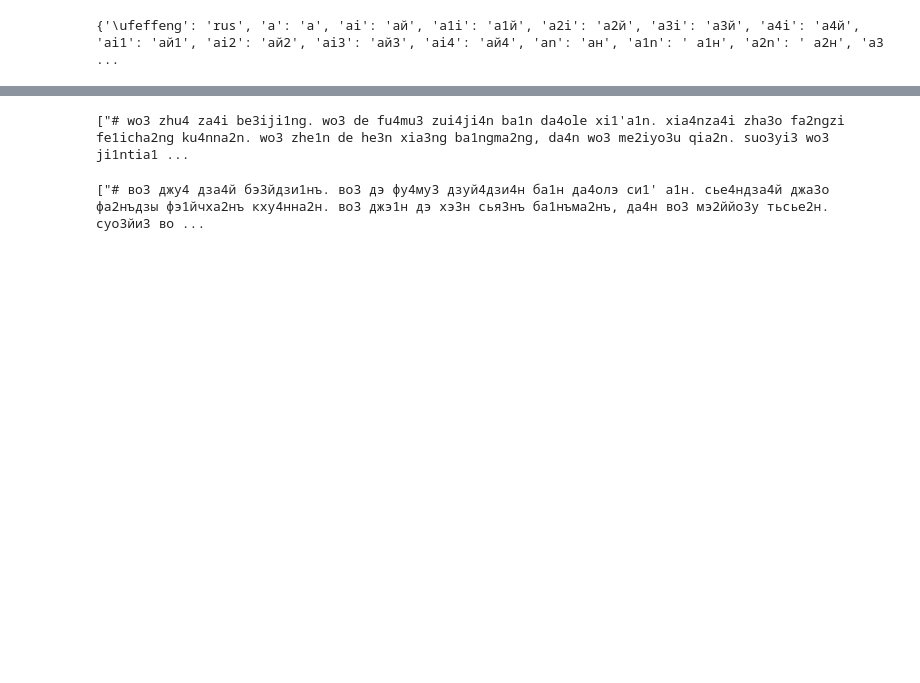
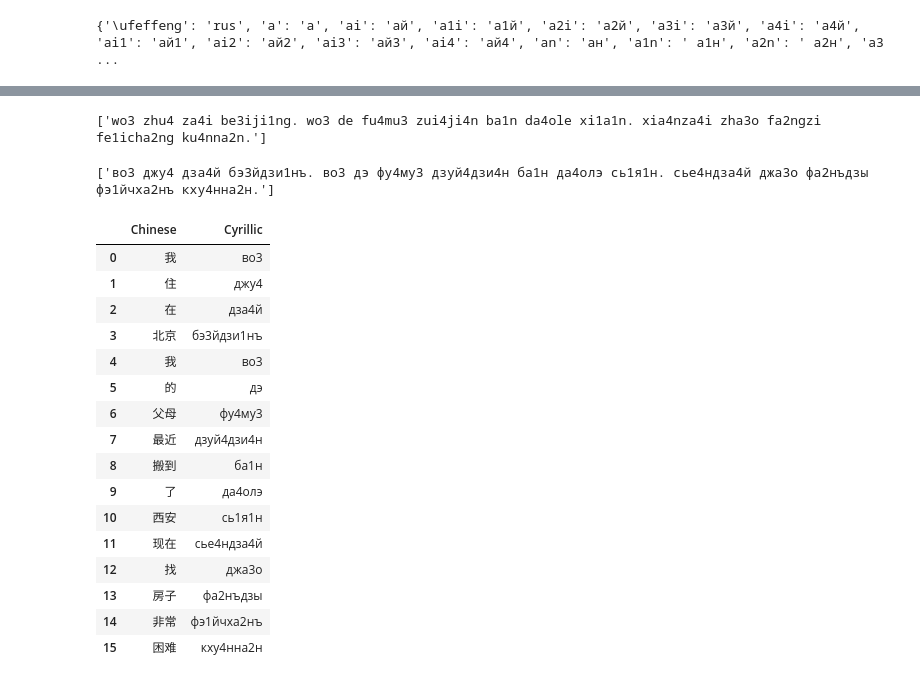
Before and after one commit to jenchyrik/SchoolXRepositry, a Jupyter notebook: Chinese-to-Cyrillic/Chinese_to_Cyrillic.ipynb, the cells around one changed output, grey strips where cells are left out. Drawn from its saved outputs; the diff is of its cells as text; code cells hidden in the pictures; blank space fills up the shorter version.

Commit message:
Chinese to Cyrillic

```diff
--- a/Chinese-to-Cyrillic/Chinese_to_Cyrillic.ipynb
+++ b/Chinese-to-Cyrillic/Chinese_to_Cyrillic.ipynb
@@ -41,21 +45,61 @@ def replace_tones(text):
     return text
 
 result = [replace_tones(pinyuin_procesed)]
+result = [re.sub(r'[^a-zA-Z0-9а-яА-Я., ]', '', item) for item in result]
 print(result)
 # %% [output]
-["# wo3 zhu4 za4i be3iji1ng. wo3 de fu4mu3 zui4ji4n ba1n da4ole xi1'a1n. xia4nza4i zha3o fa2ngzi fe1icha2ng ku4nna2n. wo3 zhe1n de he3n xia3ng ba1ngma2ng, da4n wo3 me2iyo3u qia2n. suo3yi3 wo3 ji1ntia1 ...
+['wo3 zhu4 za4i be3iji1ng. wo3 de fu4mu3 zui4ji4n ba1n da4ole xi1a1n. xia4nza4i zha3o fa2ngzi fe1icha2ng ku4nna2n.']
 # %%
-original_texts = result
-replacement_dataset = dataset_dict
-
 def replace_text_with_dataset(text, dataset):
     sorted_keys = sorted(dataset.keys(), key=len, reverse=True)
     pattern = re.compile('|'.join(re.escape(key) for key in sorted_keys))
     replaced_text = pattern.sub(lambda match: dataset[match.group(0)], text)
     return replaced_text
 
-result_texts = [replace_text_with_dataset(text, replacement_dataset) for text in original_texts]
+result_texts = [replace_text_with_dataset(text, dataset_dict) for text in result]
 
 print(result_texts)
 # %% [output]
-["# во3 джу4 дза4й бэ3йдзи1нъ. во3 дэ фу4му3 дзуй4дзи4н ба1н да4олэ си1' а1н. сье4ндза4й джа3о фа2нъдзы фэ1йчха2нъ кху4нна2н. во3 джэ1н дэ хэ3н сья3нъ ба1нъма2нъ, да4н во3 мэ2ййо3у тьсье2н. суо3йи3 во ...
+['во3 джу4 дза4й бэ3йдзи1нъ. во3 дэ фу4му3 дзуй4дзи4н ба1н да4олэ сь1я1н. сье4ндза4й джа3о фа2нъдзы фэ1йчха2нъ кху4нна2н.']
+# %%
+cleaned_text = re.sub(r'[^\u4e00-\u9fff]', '', ch_text)
+chinese_text = cleaned_text
+
+cleaned_list = [re.sub(r'[^a-zA-Z0-9а-яА-Я ]', '', item) for item in result_texts]
+
+word_list = jieba.cut(chinese_text, cut_all=False)
+#print(list(word_list))
+
+ch_text2 = (' '.join(word_list))
+rus_text2 = (''.join(cleaned_list))
+
+with open('cyrillic_text.txt', 'w', encoding='utf-8') as file:
+        file.write(str(rus_text2))
+
+ch_split = ch_text2.split()
+rus_split = rus_text2.split()
+
+df = pd.DataFrame({'Chinese': ch_split, 'Cyrillic': rus_split})
+
+filename = 'table.csv'
+
+df.to_csv(filename, index=False)
+df
+# %% [output]
+|  | Chinese | Cyrillic |
+| 0 | 我 | во3 |
+| 1 | 住 | джу4 |
+| 2 | 在 | дза4й |
+| 3 | 北京 | бэ3йдзи1нъ |
+| 4 | 我 | во3 |
+| 5 | 的 | дэ |
+| 6 | 父母 | фу4му3 |
+| 7 | 最近 | дзуй4дзи4н |
+| 8 | 搬到 | ба1н |
+| 9 | 了 | да4олэ |
+| 10 | 西安 | сь1я1н |
+| 11 | 现在 | сье4ндза4й |
+| 12 | 找 | джа3о |
+| 13 | 房子 | фа2нъдзы |
+| 14 | 非常 | фэ1йчха2нъ |
+| 15 | 困难 | кху4нна2н |
```
Also changed, not shown: parts of 2 cells of this notebook.
